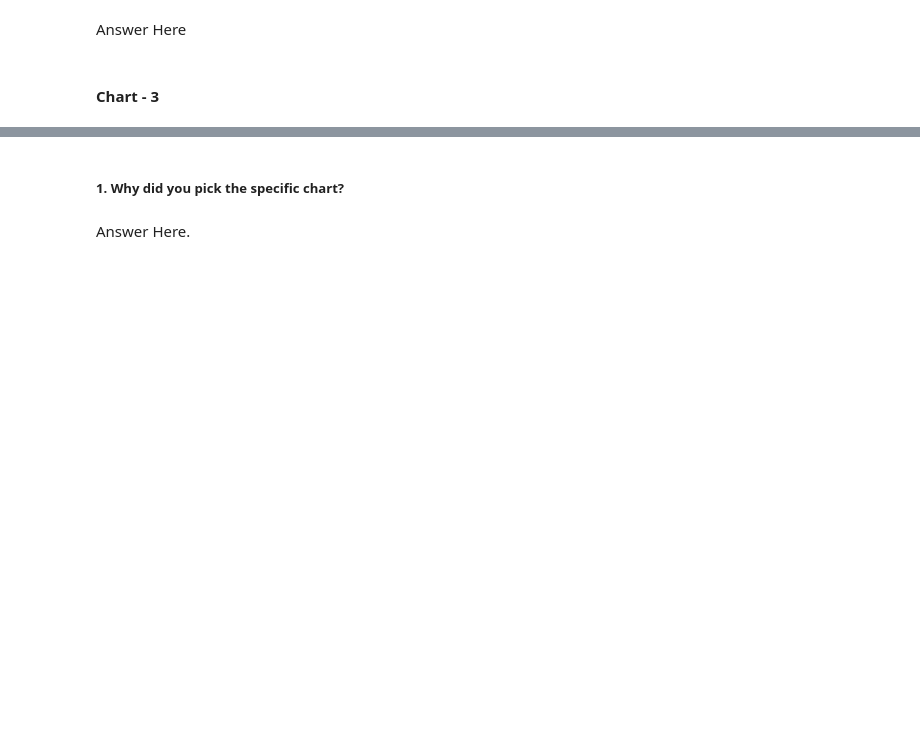
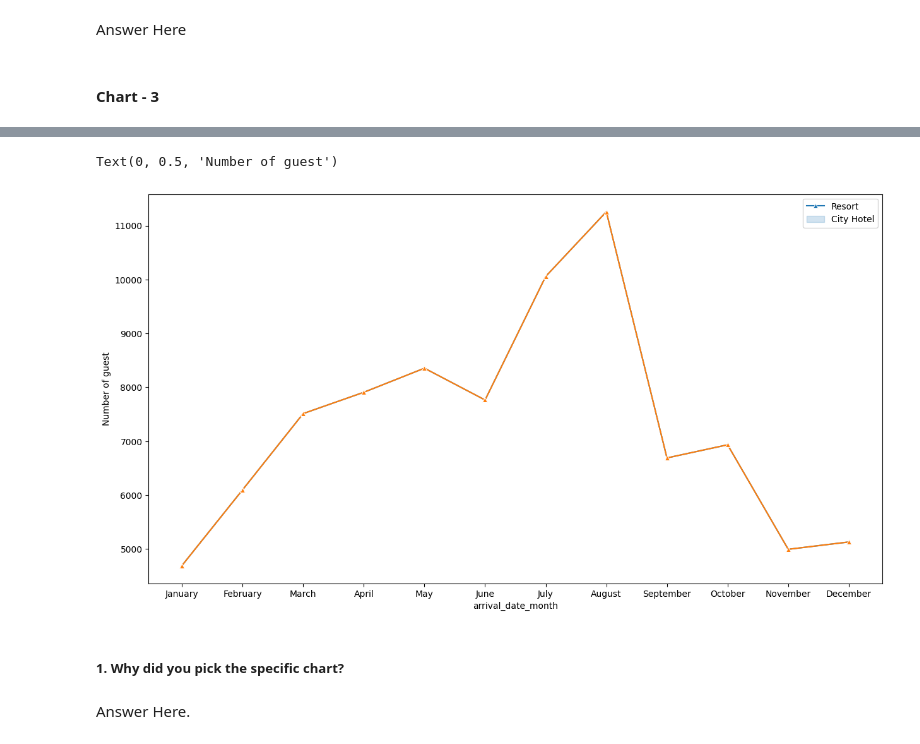
Before and after one commit to Asif-Ansari-bbl/Hotel-Booking-Analysis, a Jupyter notebook: EDA_of_Hotel_Booking_Analysis.ipynb, the cells around one changed output, grey strips where cells are left out. Cells and saved outputs as stored; diff of their text form; code cells hidden in the pictures; blank space fills up the shorter version.

```diff
--- a/EDA_of_Hotel_Booking_Analysis.ipynb
+++ b/EDA_of_Hotel_Booking_Analysis.ipynb
@@ -403,3 +621,12 @@ Answer Here
+# %%
+plt.figure(figsize =(15,8))
+sns.lineplot(data=bookings_by_months, x='arrival_date_month', y='Counts of booking', marker ='^')
+sns.lineplot(data=bookings_by_months, x='arrival_date_month', y='Counts of booking',marker ='^')
+plt.legend(['Resort','City Hotel'])
+plt.ylabel('Number of guest')
+# %% [output]
+Text(0, 0.5, 'Number of guest')
+[figure, added]
 # %% [markdown]
 ##### 1. Why did you pick the specific chart?
 # %% [markdown]
```
Also changed, not shown: parts of 28 cells of this notebook.
